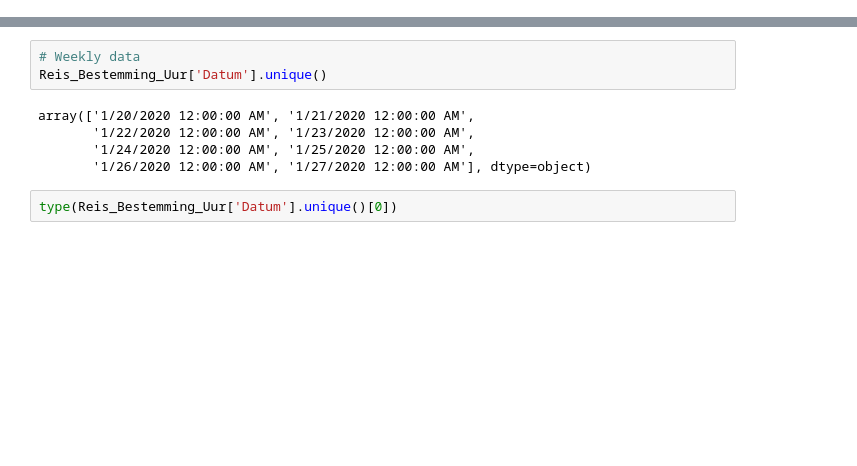
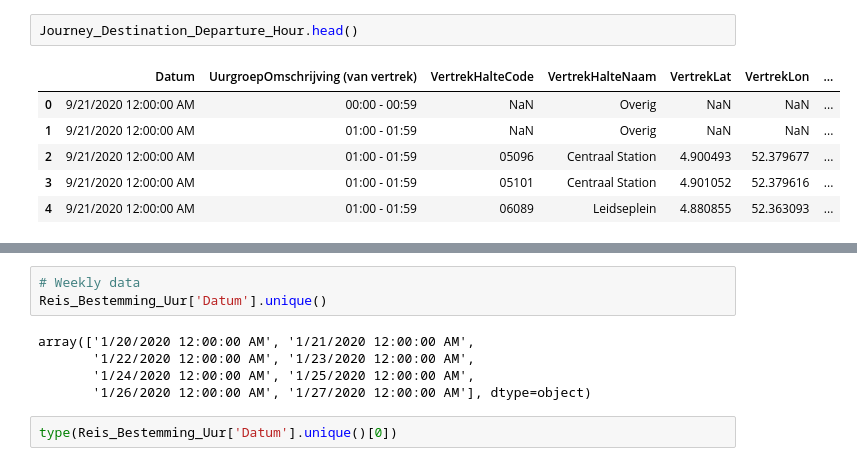
Before and after one commit to lotteph/DSP, a Jupyter notebook: GVBSAM.ipynb, the cells around one changed output, grey strips where cells are left out. Saved outputs shown, nothing was run; the diff lists cells and outputs as text; blank space fills up the shorter version.

```diff
--- a/GVBSAM.ipynb
+++ b/GVBSAM.ipynb
@@ -9,0 +49,9 @@ Reis_Bestemming_Uur = pd.read_csv("02/03/Datalab_Reis_Bestemming_Uur_20200203.cs
+# %%
+Journey_Destination_Departure_Hour.head()
+# %% [output]
+|  | Datum | UurgroepOmschrijving (van vertrek) | VertrekHalteCode | VertrekHalteNaam | VertrekLat | VertrekLon | ... |
+| 0 | 9/21/2020 12:00:00 AM | 00:00 - 00:59 | NaN | Overig | NaN | NaN | ... |
+| 1 | 9/21/2020 12:00:00 AM | 01:00 - 01:59 | NaN | Overig | NaN | NaN | ... |
+| 2 | 9/21/2020 12:00:00 AM | 01:00 - 01:59 | 05096 | Centraal Station | 4.900493 | 52.379677 | ... |
+| 3 | 9/21/2020 12:00:00 AM | 01:00 - 01:59 | 05101 | Centraal Station | 4.901052 | 52.379616 | ... |
+| 4 | 9/21/2020 12:00:00 AM | 01:00 - 01:59 | 06089 | Leidseplein | 4.880855 | 52.363093 | ... |
```
Also changed, not shown: parts of 15 cells of this notebook.
